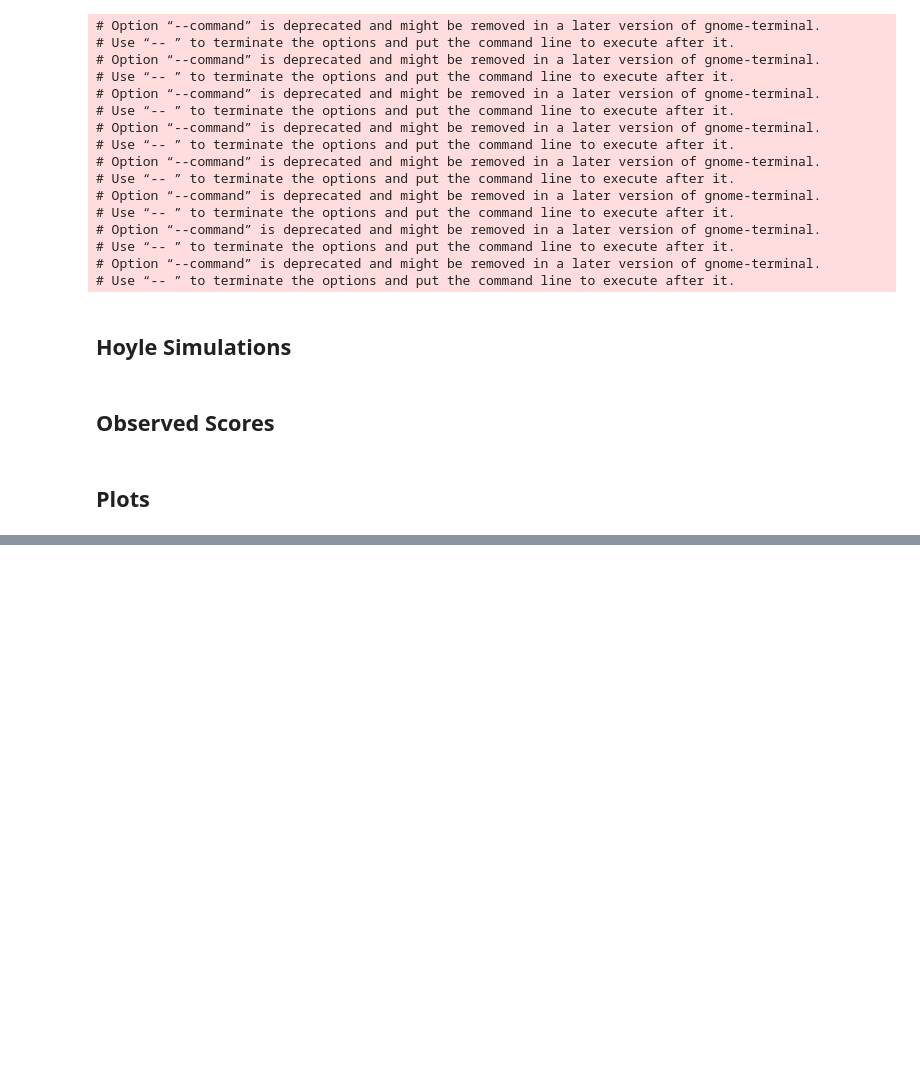
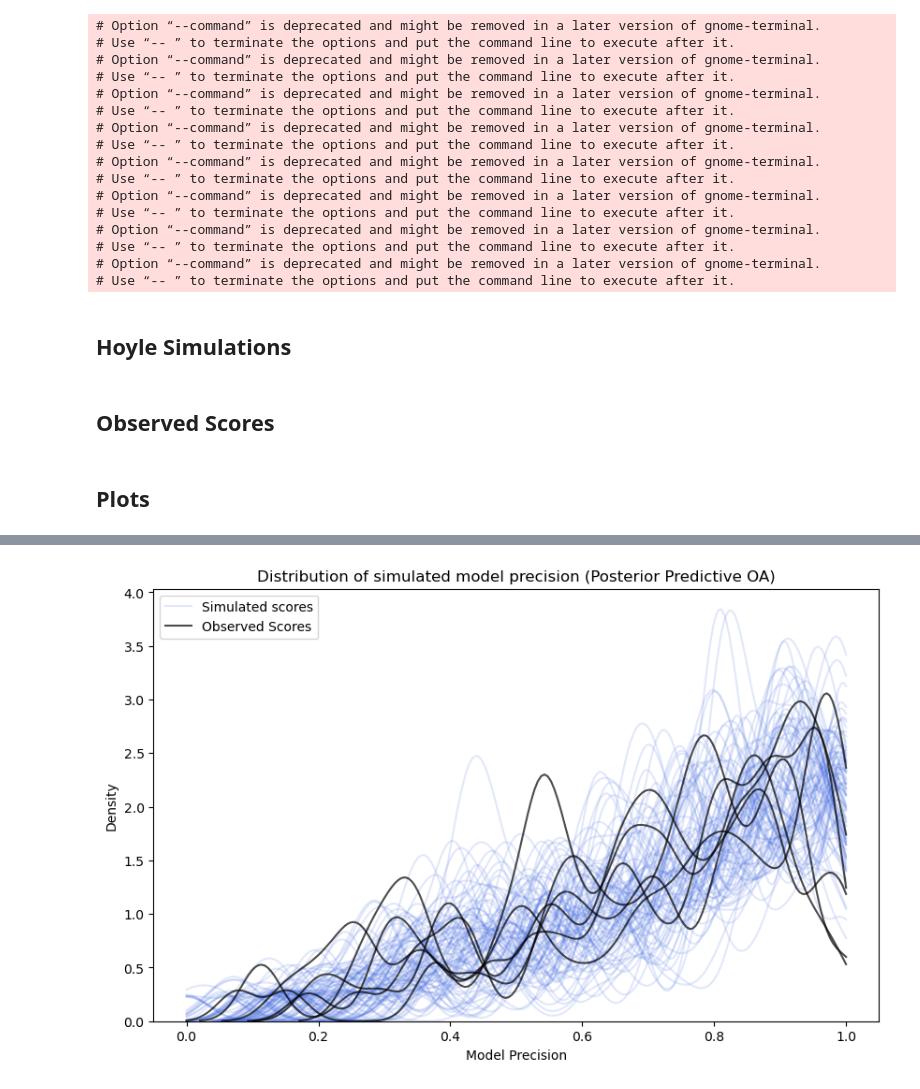
Before and after one commit to imrogerjiang/bayesian-inference-topic-measures, a Jupyter notebook: 6 Power Simulation Comparison.ipynb, the cells around one changed output, grey strips where cells are left out. Saved outputs shown, nothing was run; the diff lists cells and outputs as text; code cells hidden in the pictures; blank space fills up the shorter version.

```diff
--- a/6 Power Simulation Comparison.ipynb
+++ b/6 Power Simulation Comparison.ipynb
@@ -338,0 +356,34 @@ plt.show()
+# %%
+# Plotting Simulated Scores
+scores_df = postrr_scoresOA
+sim_cordel_id=1
+sim_ids = [i for i in range(96)]
+fig, ax = plt.subplots(1, 1, figsize=(10,6))
+
+# Plot one seperately for legend
+df = scores_df[(scores_df["sim_cordel_id"]==sim_cordel_id)&
+                        (scores_df["sim_id"]==0)]
+sns.kdeplot(df["model_precision"], alpha=0.15, bw_adjust=bw_adjust,
+            c="royalblue", label="Simulated scores", ax=ax, clip=(0,1))
+for sim_id in sim_ids[1:]:
+    df = scores_df[(scores_df["sim_cordel_id"]==sim_cordel_id)&
+                            (scores_df["sim_id"]==sim_id)]
+    sns.kdeplot(df["model_precision"], alpha=0.15, bw_adjust=bw_adjust,
+                c="royalblue", ax=ax, clip=(0,1))
+
+# Plotting Observed Scores
+scores_df = obs_scores
+df = scores_df[(scores_df["cordel_id"]==0)]
+sns.kdeplot(df["model_precision"], alpha=0.7, bw_adjust=bw_adjust,
+            c="black", ax=ax, clip=(0,1), label="Observed Scores")
+for cordel_id in range(1,6):
+    df = scores_df[(scores_df["cordel_id"]==cordel_id)]
+    sns.kdeplot(df["model_precision"], alpha=0.7, bw_adjust=bw_adjust, c="black", ax=ax, clip=(0,1))
+
+ax.set_title("Distribution of simulated model precision (Posterior Predictive OA)")
+ax.set_xlabel("Model Precision")
+ax.set_ylabel("Density")
+ax.legend()
+plt.show()
+# %% [output]
+[figure, added]
```
Also changed, not shown: parts of 6 cells of this notebook.
